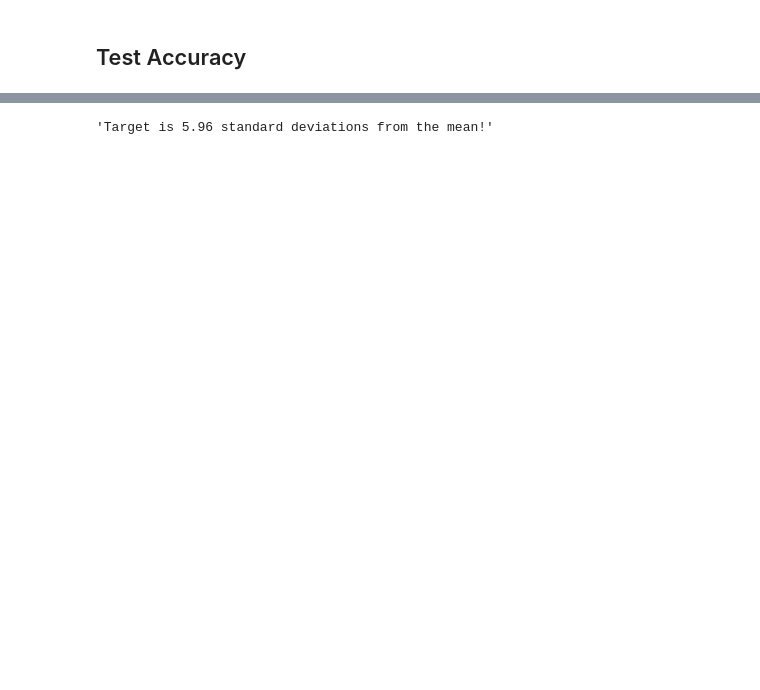
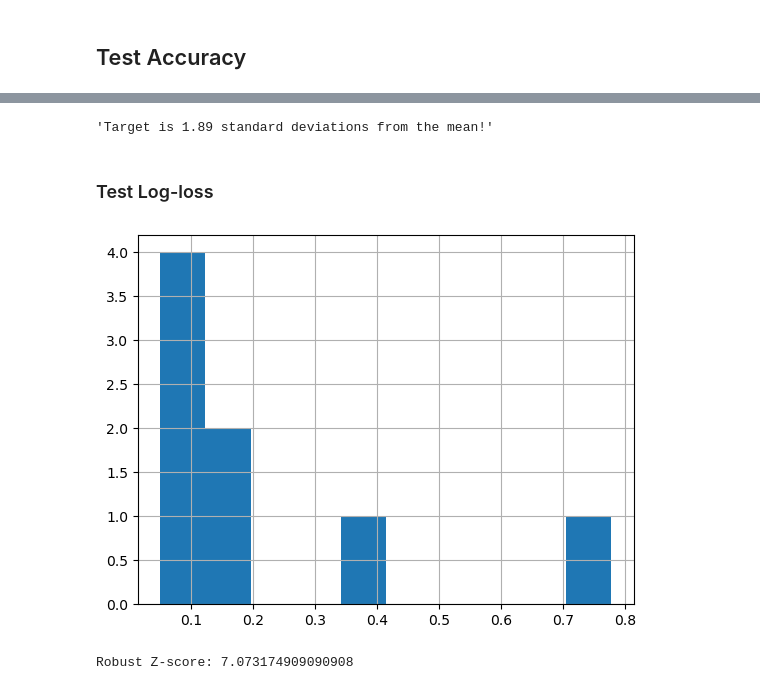
Before and after one commit to kulpojke/tree-mortality, a Jupyter notebook: src/test_geographic_outlier.ipynb, the cells around one changed output, grey strips where cells are left out. Saved outputs shown, nothing was run; the diff lists cells and outputs as text; code cells hidden in the pictures; blank space fills up the shorter version.

```diff
--- a/src/test_geographic_outlier.ipynb
+++ b/src/test_geographic_outlier.ipynb
@@ -159,6 +163,30 @@ Sampling: [observed]
 # %%
-draws = values.observed.to_numpy().flatten()
+draws_acc = posterior_predictive['posterior_predictive'].observed.to_numpy().flatten()
+devs_acc = abs(target_value_acc - draws_acc.mean()) / draws_acc.std()
 
-f'Target is {abs(target_value - draws.mean()) / draws.std():.2f} standard deviations from the mean!'
+f'Target is {devs_acc:.2f} standard deviations from the mean!'
 # %% [output]
-'Target is 5.96 standard deviations from the mean!'
+'Target is 1.89 standard deviations from the mean!'
+# %% [markdown]
+### Test Log-loss
+# %%
+df['Log Loss'].dropna().hist();
+# %% [output]
+[figure, added]
+# %%
+# Accuracy data, excluding 10TEK0503244655
+data = df['Log Loss'].dropna().values
+
+#  Median Absolute Deviation (MAD)
+median_value = np.median(data)
+mad_value = np.median(np.abs(data - median_value))
+
+# 10TEK0503244655 Accuracy
+target_value_loss = df[df.tile == '10TEK0503244655'].Accuracy.values[0]
+
+#robust Z-score
+robust_z_score_loss = 0.6745 * (target_value_loss - median_value) / mad_value
+
+print("Robust Z-score:", robust_z_score_loss)
+# %% [output]
+Robust Z-score: 7.073174909090908
```
Also changed, not shown: parts of 21 cells of this notebook.
